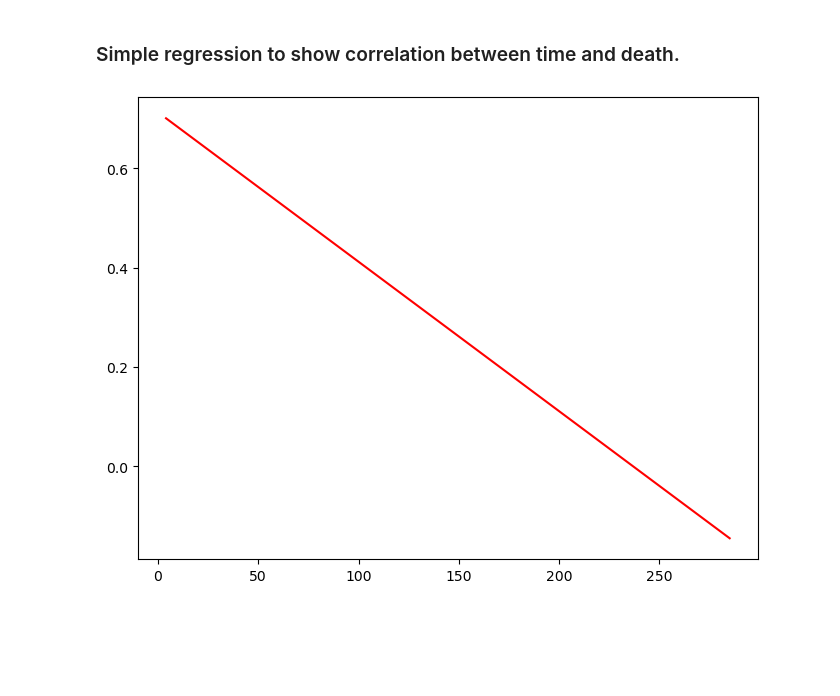
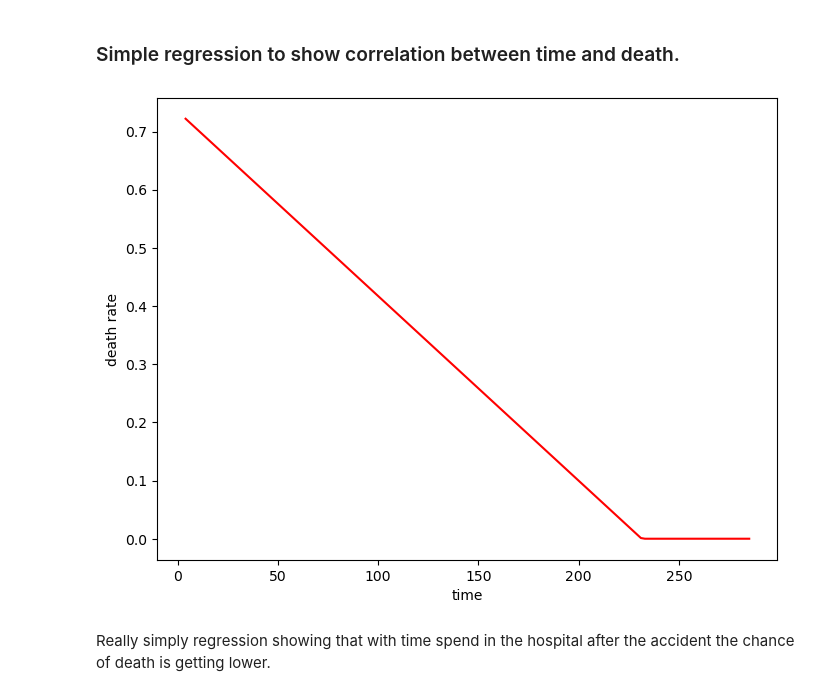
Before and after one commit to adamzulu123/Introduction-to-data-analysis, a Jupyter notebook: Notebook1/Advanced_notebook_AdamNowak.ipynb, the cells around one changed output. Cells and saved outputs as stored; diff of their text form; code cells hidden in the pictures; blank space fills up the shorter version.

```diff
--- a/Notebook1/Advanced_notebook_AdamNowak.ipynb
+++ b/Notebook1/Advanced_notebook_AdamNowak.ipynb
@@ -246,17 +246,22 @@ On the plot above we can observe a correlation between every data column provide
 # %%
 from sklearn.linear_model import LinearRegression
 
 x = data['time'].values.reshape(-1, 1)
 y = data['DEATH_EVENT']
 
 model = LinearRegression().fit(x, y)
 
 y_pred = model.predict(x)
+y_pred = np.clip(y_pred, 0, 1) #limitation to 0
 
 plt.figure(figsize=(8, 6))
 
 plt.plot(x, y_pred, color='red')
+plt.xlabel('time')
+plt.ylabel('death rate')
 
 plt.show()
 # %% [output]
-[figure, old version]
+[figure, new version]
+# %% [markdown]
+Really simply regression showing that with time spend in the hospital after the accident the chance of death is getting lower.
```
